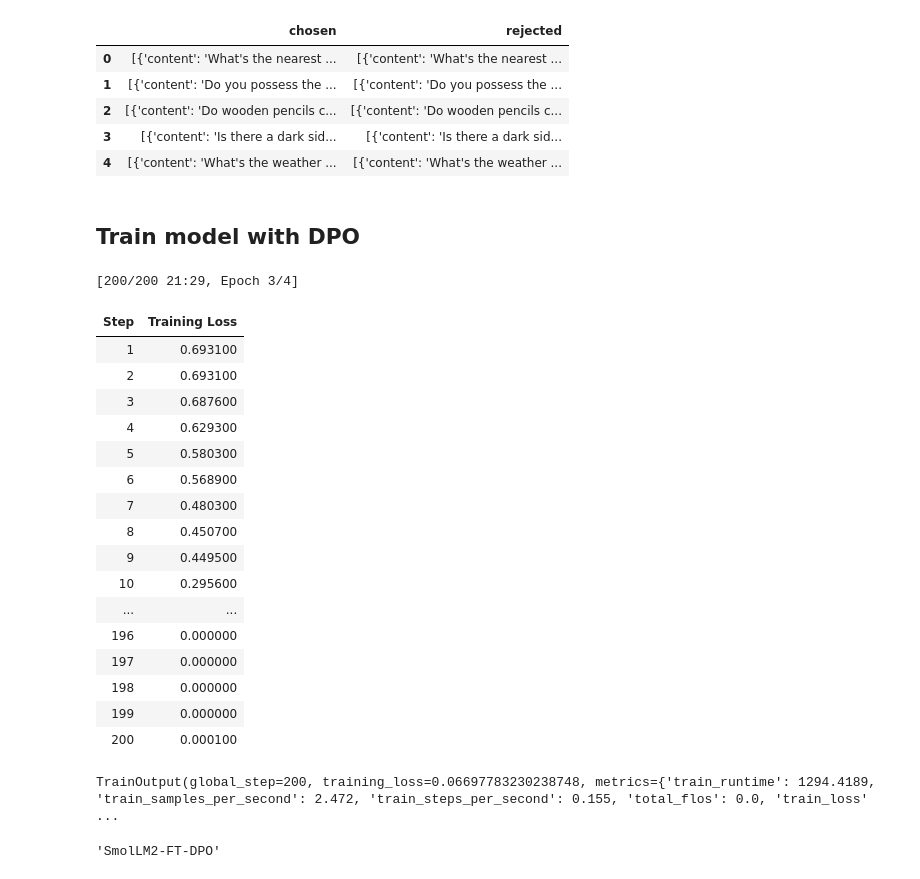
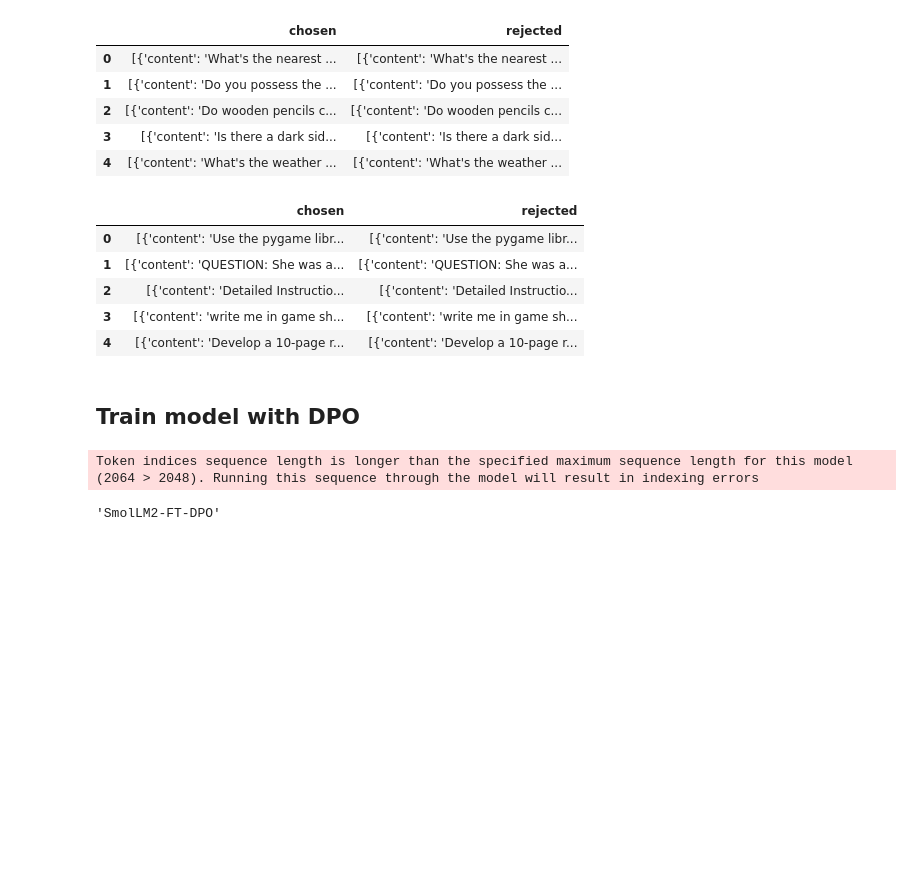
Before and after one commit to huggingface/smol-course, a Jupyter notebook: 2_preference_alignment/student_examples/ShankarChavan/dpo_finetuning_example.ipynb, the cells around one changed output. Saved outputs shown, nothing was run; the diff lists cells and outputs as text; code cells hidden in the pictures; blank space fills up the shorter version.

Commit message:
updated the dataset changes

```diff
--- a/2_preference_alignment/student_examples/ShankarChavan/dpo_finetuning_example.ipynb
+++ b/2_preference_alignment/student_examples/ShankarChavan/dpo_finetuning_example.ipynb
@@ -61,7 +61,8 @@ from trl import DPOTrainer, DPOConfig
 # Load dataset
 
 # TODO: 🦁🐕 change the dataset to one of your choosing
-dataset = load_dataset(path="jondurbin/truthy-dpo-v0.1")
+dataset_truthQA = load_dataset(path="jondurbin/truthy-dpo-v0.1",split="train")
+dataset_ultra = load_dataset(path="trl-lib/ultrafeedback_binarized" , split='train[:10%]')
 # %% [output]
 The secret `HF_TOKEN` does not exist in your Colab secrets.
 To authenticate with the Hugging Face Hub, create a token in your settings tab (https://huggingface.co/settings/tokens), set it as secret in your Google Colab and restart your session.
@@ -298,3 +262,13 @@ dpo_dataset['train'].to_pandas().head()
 | 2 | [{'content': 'Do wooden pencils c... | [{'content': 'Do wooden pencils c... |
 | 3 | [{'content': 'Is there a dark sid... | [{'content': 'Is there a dark sid... |
 | 4 | [{'content': 'What's the weather ... | [{'content': 'What's the weather ... |
+# %%
+dataset_ultra=dataset_ultra.remove_columns(['score_chosen', 'score_rejected'])
+dataset_ultra.to_pandas().head()
+# %% [output]
+|  | chosen | rejected |
+| 0 | [{'content': 'Use the pygame libr... | [{'content': 'Use the pygame libr... |
+| 1 | [{'content': 'QUESTION: She was a... | [{'content': 'QUESTION: She was a... |
+| 2 | [{'content': 'Detailed Instructio... | [{'content': 'Detailed Instructio... |
+| 3 | [{'content': 'write me in game sh... | [{'content': 'write me in game sh... |
+| 4 | [{'content': 'Develop a 10-page r... | [{'content': 'Develop a 10-page r... |
@@ -351,7 +329,7 @@ trainer = DPOTrainer(
     # Training configuration from above
     args=training_args,
     # Dataset containing preferred/rejected response pairs
-    train_dataset=dpo_dataset['train'],
+    train_dataset=dataset,
     # Tokenizer for processing inputs
     processing_class=tokenizer,
     # DPO-specific temperature parameter that controls the strength of the preference model
@@ -362,26 +340,11 @@ trainer = DPOTrainer(
     # Maximum combined length of prompt + response in tokens
     #max_length=1536,
 )
+# %% [output]
+Token indices sequence length is longer than the specified maximum sequence length for this model (2064 > 2048). Running this sequence through the model will result in indexing errors
 # %%
 # Train the model
 trainer.train()
+
+# Save the model
+trainer.save_model(f"./{finetune_name}")
-# %% [output]
-[200/200 21:29, Epoch 3/4]
-| Step | Training Loss |
-| 1 | 0.693100 |
-| 2 | 0.693100 |
-| 3 | 0.687600 |
-| 4 | 0.629300 |
-| 5 | 0.580300 |
-| 6 | 0.568900 |
-| 7 | 0.480300 |
-| 8 | 0.450700 |
-| 9 | 0.449500 |
-| 10 | 0.295600 |
-| ... | ... |
-| 196 | 0.000000 |
-| 197 | 0.000000 |
-| 198 | 0.000000 |
-| 199 | 0.000000 |
-| 200 | 0.000100 |
-TrainOutput(global_step=200, training_loss=0.06697783230238748, metrics={'train_runtime': 1294.4189, 'train_samples_per_second': 2.472, 'train_steps_per_second': 0.155, 'total_flos': 0.0, 'train_loss' ...
```
Also changed, not shown: parts of 12 cells of this notebook.
